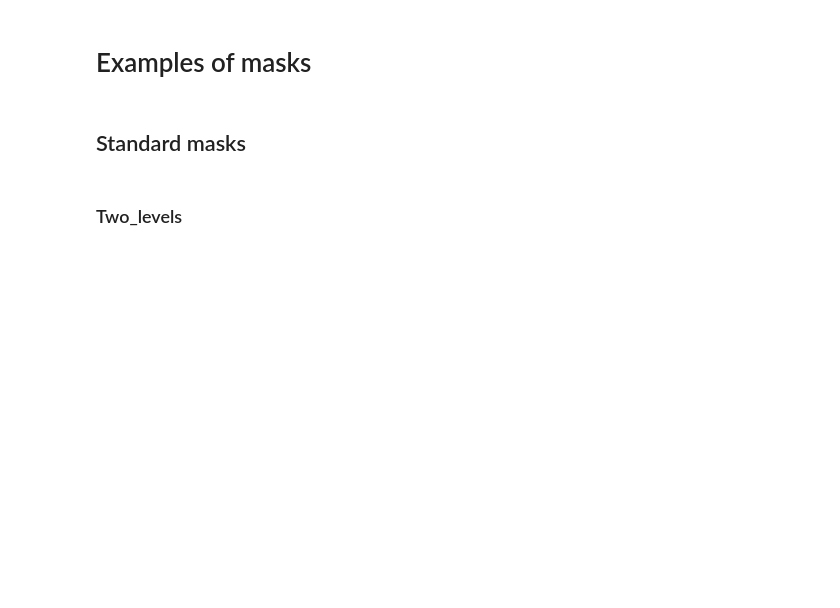
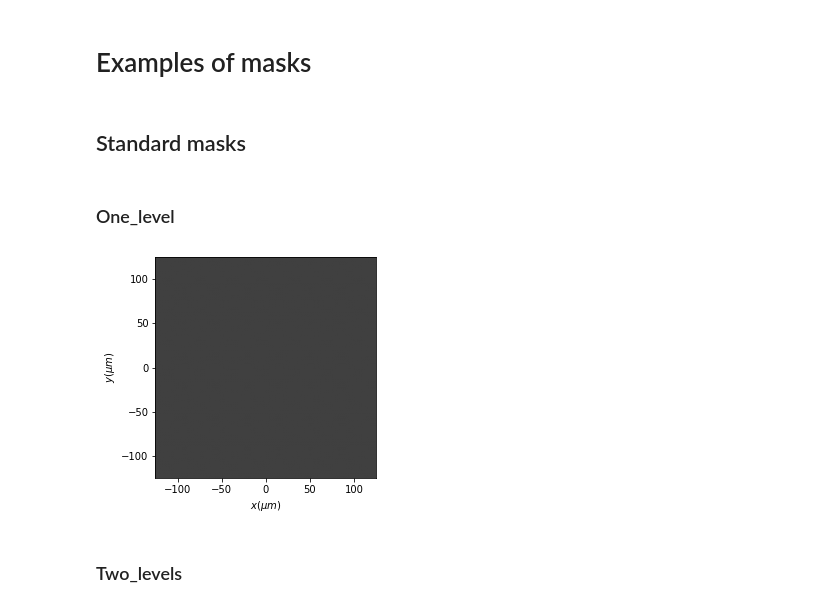
Before and after one commit to aocg-ucm/diffractio, a Jupyter notebook: docs/source/tutorial_scalar/scalar_XY/masks_xy.ipynb, the cells around one changed output. Drawn from its saved outputs; the diff is of its cells as text; code cells hidden in the pictures; blank space fills up the shorter version.

```diff
--- a/docs/source/tutorial_scalar/scalar_XY/masks_xy.ipynb
+++ b/docs/source/tutorial_scalar/scalar_XY/masks_xy.ipynb
@@ -6,6 +6,22 @@ from diffractio import mm, degrees, um
 from diffractio.scalar_masks_XY import Scalar_mask_XY
 # %% [markdown]
 ## Standard masks
+# %% [markdown]
+### One_level
+# %%
+num_data = 512
+length = 250*um
+x = np.linspace(-length/2, length/2, num_data)
+y = np.linspace(-length/2, length/2, num_data)
+wavelength = 0.6328*um
+
+t1 = Scalar_mask_XY(x, y, wavelength)
+t1.one_level(level=0.5)
+t1.draw(kind='intensity')
+plt.clim(0,1)
+plt.set_cmap('gray')
+# %% [output]
+[figure, added]
 # %% [markdown]
 ### Two_levels
 # %%
```
Also changed, not shown: parts of 6 cells of this notebook, 3 other files.
